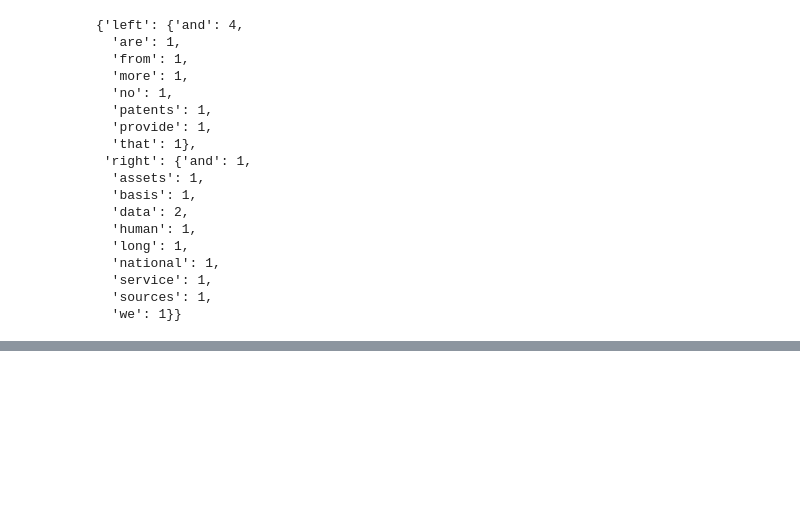
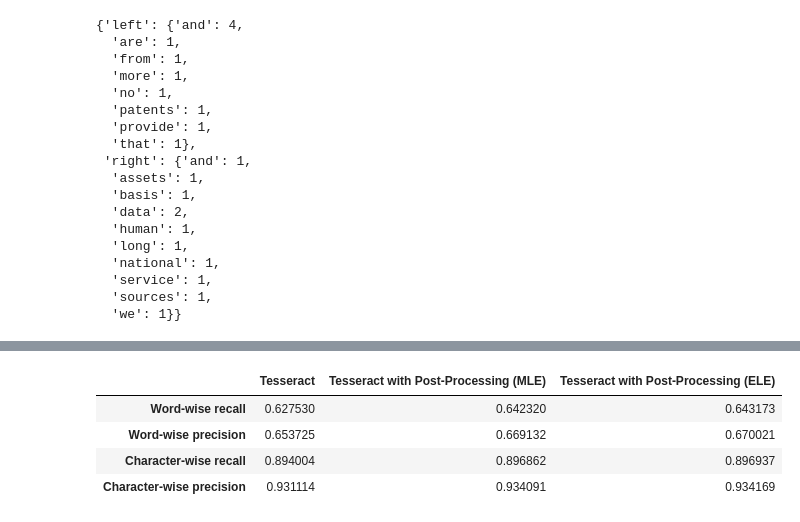
Before and after one commit to TZstatsADS/Fall2018-Project4-sec2-grp6, a Jupyter notebook: detection_and_correction.ipynb, the cells around one changed output, grey strips where cells are left out. Drawn from its saved outputs; the diff is of its cells as text; code cells hidden in the pictures; blank space fills up the shorter version.

```diff
--- a/detection_and_correction.ipynb
+++ b/detection_and_correction.ipynb
@@ -308,0 +296,5 @@ def get_Pr_c(correction):
+# %%
+result = Create_Word_Pair()
+word_pairs = result[:-1]
+num_corrections_found_tesseract, sum_letters = result[-1][0], result[-1][1]
+# print(sum_letters)
@@ -309,12 +317,12 @@ def get_Pr_c(correction):
 # %%
-
 def get_final_Pr_correction(cand, typo, pre, cur, error_type, left, right, method):
     return get_Pr_c(cand) * get_Pr_tc(typo, cand, pre, cur, error_type) \
            * get_Pr_context_correction(cand, left, right, method)
 
 err_type = ['del', 'ins', 'sub', 'rev']
+# A dictionary of the form: typo:(ground_truth, MLE_correction, ELE_correction)
 result = {}
-for typo, left, right in detected_error_tuples:
+for typo, truth, left, right in detected_error_tuples2:
     cand_poss_mle, cand_poss_ele = [], []
     for e in range(4):
         for cand, pre, cur in all_candidates[typo][e]:
@@ -324,7 +332,10 @@ for typo, left, right in detected_error_tuples:
             cand_poss_ele.append((cand, ele_p))
     mle_best_cand = max(cand_poss_mle, key=lambda x: x[1])[0] if cand_poss_mle else ''
     ele_best_cand = max(cand_poss_ele, key=lambda x: x[1])[0] if cand_poss_ele else ''
-    result[typo] = (mle_best_cand, ele_best_cand)
+    result[typo] = (truth, mle_best_cand, ele_best_cand)
 
-print(result)
+print(len(result))
+print(dict((k, v) for k, v in result.items() if 2 < len(k) < 5))
+print(dict((k, v) for k, v in result.items() if v[0] == v[1]))
+print(len(dict((k, v) for k, v in result.items() if v[0] == v[1])))
 # %% [output]
@@ -380,0 +348,16 @@ a[1234]
+# %%
+# Word-wise recalls and precisions
+num_corrections_found_MLE = num_corrections_found_tesseract\
+                            + len(dict((k, v) for k, v in result.items() if v[0] == v[1]))
+num_corrections_found_ELE = num_corrections_found_tesseract\
+                            + len(dict((k, v) for k, v in result.items() if v[0] == v[2]))
+
+wordwise_precision_tesseract = num_corrections_found_tesseract / N
+wordwise_precision_MLE = num_corrections_found_MLE / N
+wordwise_precision_ELE = num_corrections_found_ELE / N
+# print(wordwise_precision_tesseract, wordwise_precision_MLE, wordwise_precision_ELE)
+
+wordwise_recall_tesseract = num_corrections_found_tesseract / N_tr
+wordwise_recall_MLE = num_corrections_found_MLE / N_tr
+wordwise_recall_ELE = num_corrections_found_ELE / N_tr
+# print(wordwise_recall_tesseract, wordwise_recall_MLE, wordwise_recall_ELE)
@@ -380,0 +404,18 @@ a[1234]
+# %%
+idxs = pd.Index(["Word-wise recall", "Word-wise precision", \
+              "Character-wise recall ", "Character-wise precision"])
+cols = pd.Index(["Tesseract", "Tesseract with Post-Processing (MLE)",\
+              "Tesseract with Post-Processing (ELE)"])
+df = pd.DataFrame(data=np.array([\
+     [wordwise_precision_tesseract, wordwise_precision_MLE, wordwise_precision_ELE],\
+     [wordwise_recall_tesseract, wordwise_recall_MLE, wordwise_recall_ELE],\
+     [charwise_precision_tesseract, charwise_precision_MLE, charwise_precision_ELE],\
+     [charwise_recall_tesseract, charwise_recall_MLE, charwise_recall_ELE]]),\
+     index=idxs, columns=cols)
+display(df)
+# %% [output]
+|  | Tesseract | Tesseract with Post-Processing (MLE) | Tesseract with Post-Processing (ELE) |
+| Word-wise recall | 0.627530 | 0.642320 | 0.643173 |
+| Word-wise precision | 0.653725 | 0.669132 | 0.670021 |
+| Character-wise recall | 0.894004 | 0.896862 | 0.896937 |
+| Character-wise precision | 0.931114 | 0.934091 | 0.934169 |
```
Also changed, not shown: parts of 20 cells of this notebook, 3 other files.
